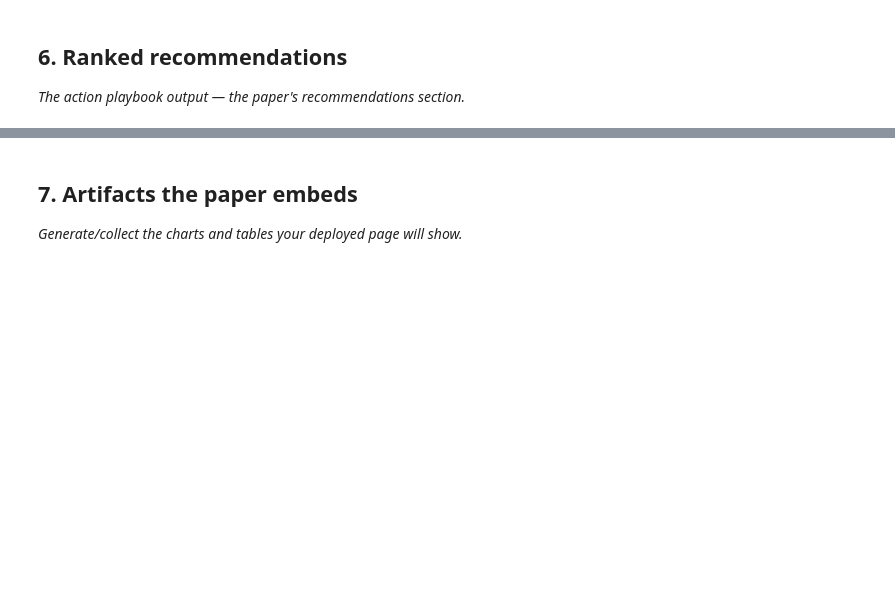
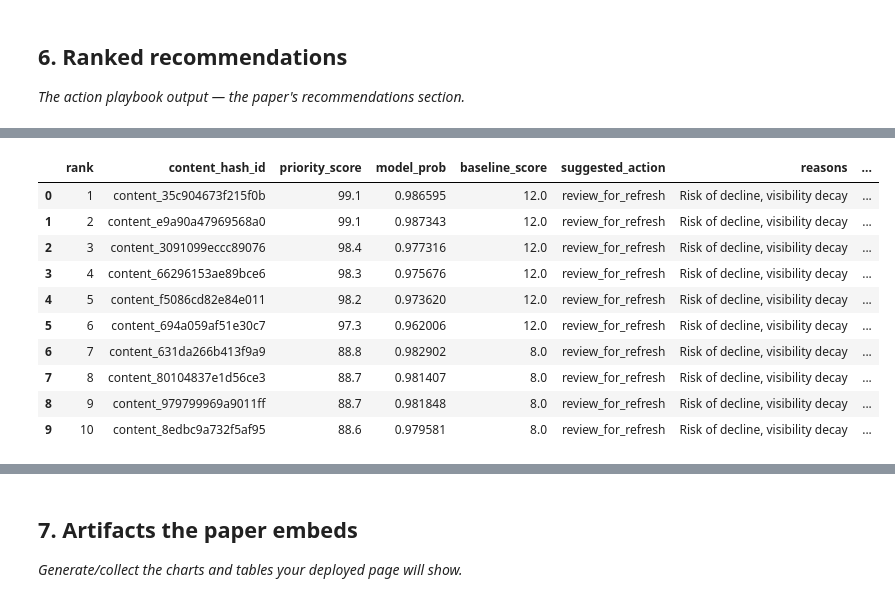
Before and after one commit to JasperOwen/flyrank-ml-internship, a Jupyter notebook: work/notebooks/capstone.ipynb, the cells around one changed output, grey strips where cells are left out. Saved outputs shown, nothing was run; the diff lists cells and outputs as text; code cells hidden in the pictures; blank space fills up the shorter version.

```diff
--- a/work/notebooks/capstone.ipynb
+++ b/work/notebooks/capstone.ipynb
@@ -32,0 +442,71 @@ This skeleton is yours to fill. Work the sections **in order** — each one has
+# %%
+final_rf = RandomForestClassifier(
+    n_estimators=100,
+    max_depth=8,
+    class_weight="balanced",
+    random_state=42,
+    n_jobs=-1
+)
+final_rf.fit(X, y)
+model_df["model_prob"] = final_rf.predict_proba(X)[:, 1]
+
+# Priority score (70% model probability + 30% baseline score)
+model_df["normalized_baseline"] = model_df["baseline_score"] / 12.0
+model_df["priority_score"] = (
+    100.0 * (0.70 * model_df["model_prob"] + 0.30 * model_df["normalized_baseline"])
+).round(1)
+
+# Reason codes
+def get_reason_codes(row):
+    reasons = []
+    if row["model_prob"] >= 0.60:
+        reasons.append("risk_of_decline")
+    if row["historical_tier_change"] > 0 and row["visibility_bucket"] in ["medium", "high"]:
+        reasons.append("visibility_decay")
+    if row["w2_tier"] <= 2 and row["week2_impressions"] >= 100 and row["w2_ctr"] < 0.5:
+        reasons.append("low_ctr")
+    if row["impression_change_w1_w2"] <= -50:
+        reasons.append("traffic_drop")
+    if not reasons:
+        reasons.append("stable_page")
+    return "|".join(reasons)
+
+# Suggested action mapping
+def get_suggested_action(row):
+    reasons = set(row["reason_codes"].split("|"))
+    if "risk_of_decline" in reasons or "visibility_decay" in reasons:
+        return "review_for_refresh"
+    if "low_ctr" in reasons:
+        return "review_title_and_ctr"
+    if "traffic_drop" in reasons:
+        return "review_for_expansion"
+    return "monitor"
+
+model_df["reason_codes"] = model_df.apply(get_reason_codes, axis=1)
+model_df["suggested_action"] = model_df.apply(get_suggested_action, axis=1)
+model_df["reasons"] = (
+    model_df["reason_codes"]
+    .str.replace("_", " ")
+    .str.replace("|", ", ")
+    .str.capitalize()
+)
+
+# Ranked queue
+queue = model_df.sort_values(
+    by=["priority_score", "week2_impressions", "content_hash_id"],
+    ascending=[False, False, True]
+).reset_index(drop=True)
+queue["rank"] = queue.index + 1
+
+preview_columns = [
+    "rank", "content_hash_id", "priority_score", "model_prob",
+    "baseline_score", "suggested_action", "reasons",
+    "week1_impressions", "w1_tier", "week2_impressions", "w2_tier"
+]
+
+print("Top 10 Ranked Recommendations Queue:")
+display(queue[preview_columns].head(10))
+
+print("\nAction Breakdown across 13,531 Pages:")
+display(queue["suggested_action"].value_counts())
+# %% [output]
@@ -32,0 +514,11 @@ This skeleton is yours to fill. Work the sections **in order** — each one has
+|  | rank | content_hash_id | priority_score | model_prob | baseline_score | suggested_action | reasons | ... |
+| 0 | 1 | content_35c904673f215f0b | 99.1 | 0.986595 | 12.0 | review_for_refresh | Risk of decline, visibility decay | ... |
+| 1 | 2 | content_e9a90a47969568a0 | 99.1 | 0.987343 | 12.0 | review_for_refresh | Risk of decline, visibility decay | ... |
+| 2 | 3 | content_3091099eccc89076 | 98.4 | 0.977316 | 12.0 | review_for_refresh | Risk of decline, visibility decay | ... |
+| 3 | 4 | content_66296153ae89bce6 | 98.3 | 0.975676 | 12.0 | review_for_refresh | Risk of decline, visibility decay | ... |
+| 4 | 5 | content_f5086cd82e84e011 | 98.2 | 0.973620 | 12.0 | review_for_refresh | Risk of decline, visibility decay | ... |
+| 5 | 6 | content_694a059af51e30c7 | 97.3 | 0.962006 | 12.0 | review_for_refresh | Risk of decline, visibility decay | ... |
+| 6 | 7 | content_631da266b413f9a9 | 88.8 | 0.982902 | 8.0 | review_for_refresh | Risk of decline, visibility decay | ... |
+| 7 | 8 | content_80104837e1d56ce3 | 88.7 | 0.981407 | 8.0 | review_for_refresh | Risk of decline, visibility decay | ... |
+| 8 | 9 | content_979799969a9011ff | 88.7 | 0.981848 | 8.0 | review_for_refresh | Risk of decline, visibility decay | ... |
+| 9 | 10 | content_8edbc9a732f5af95 | 88.6 | 0.979581 | 8.0 | review_for_refresh | Risk of decline, visibility decay | ... |
```
Also changed, not shown: parts of 14 cells of this notebook.
